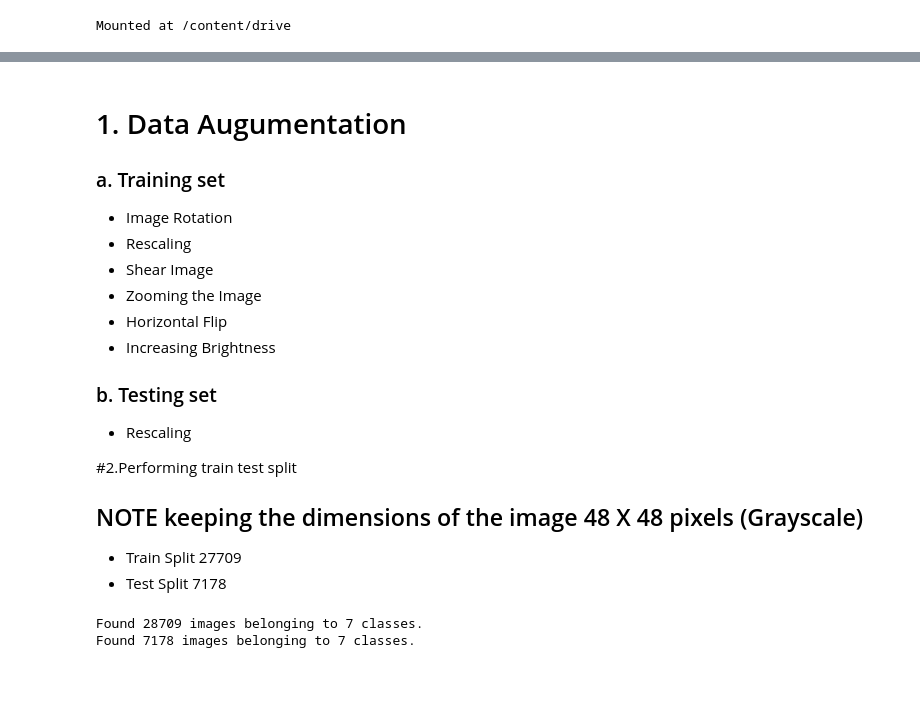
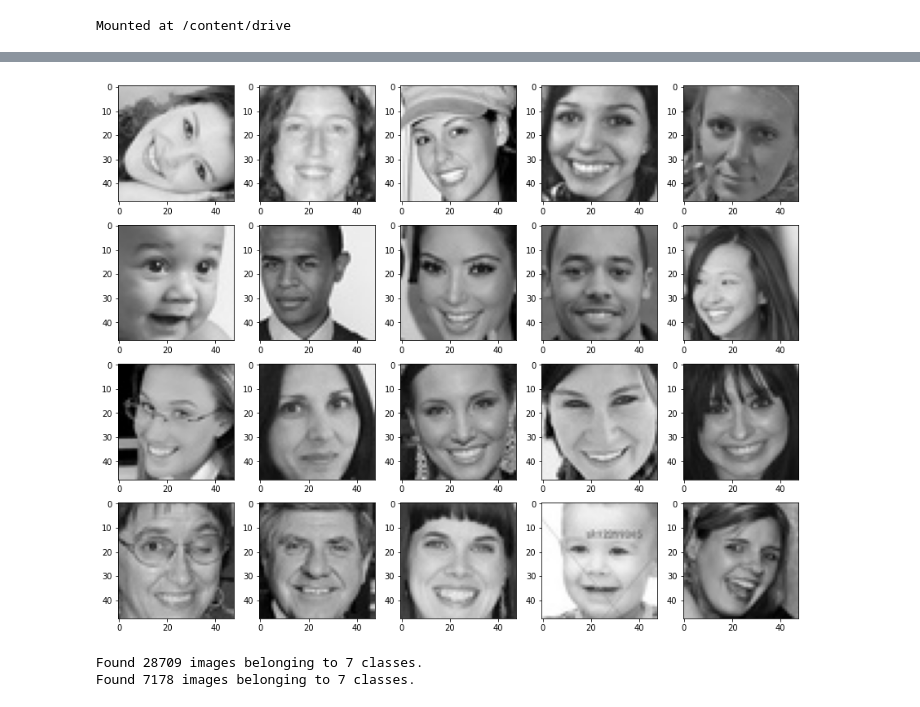
Before and after one commit to kyoolbaba/Facial_emotion_detection__, a Jupyter notebook: Facial_Emotion_Detection.ipynb, the cells around one changed output, grey strips where cells are left out. Saved outputs shown, nothing was run; the diff lists cells and outputs as text; code cells hidden in the pictures; blank space fills up the shorter version.

```diff
--- a/Facial_Emotion_Detection.ipynb
+++ b/Facial_Emotion_Detection.ipynb
@@ -80,18 +61,0 @@ Streaming output truncated to the last 5000 lines.
-# %% [markdown]
-# 1. Data Augumentation <br>
-  ### a. Training set <br>
-  - Image Rotation
-  - Rescaling
-  - Shear Image
-  - Zooming the Image
-  - Horizontal Flip
-  - Increasing Brightness
-
-
-  ### b. Testing set
-   - Rescaling
-
-#2.Performing train test split
-## NOTE keeping the dimensions of the image 48 X 48 pixels (Grayscale)
-- Train Split 27709
-- Test Split  7178
@@ -98,2 +72,13 @@ Streaming output truncated to the last 5000 lines.
+# %%
+# Displaying sample Images
+path = '/content/train/happy/'
+plt.figure(figsize=(15,12))
+for i in range(1, 21):
+    plt.subplot(4,5,i)
+    img = load_img(path + os.listdir(path)[i])
+    plt.imshow(img)
+plt.show()
+# %% [output]
+[figure, added]
 # %%
 # Generating batches of tensor image data with real-time data augmentation.
```
Also changed, not shown: parts of 62 cells of this notebook.
